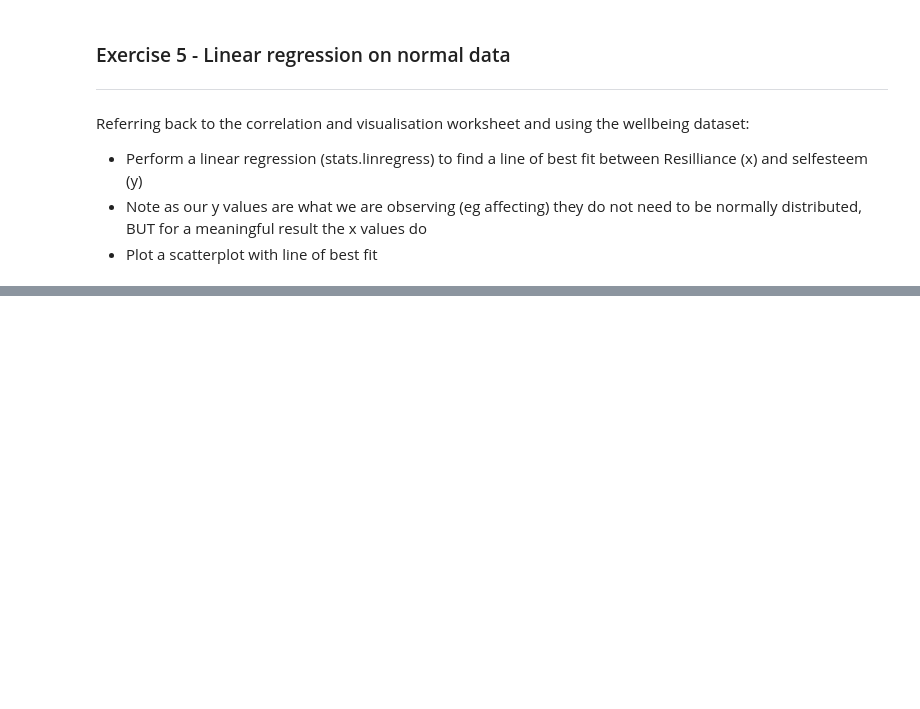
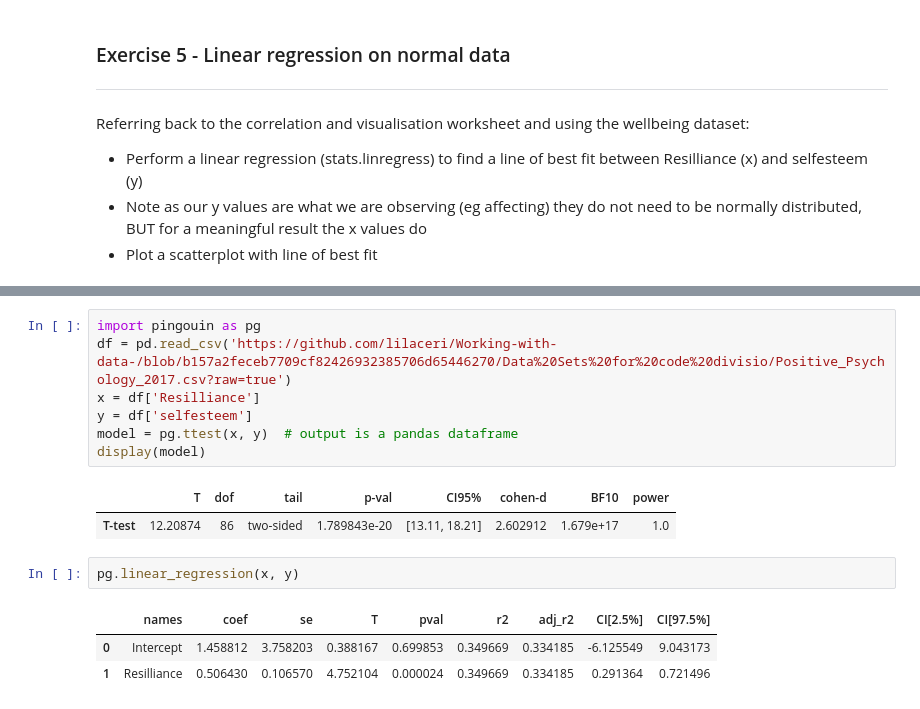
Before and after one commit to Jojomaque/Portfolio, a Jupyter notebook: Jojo_Testing_for_normality.ipynb, the cells around one changed output, grey strips where cells are left out. Drawn from its saved outputs; the diff is of its cells as text; blank space fills up the shorter version.

```diff
--- a/Jojo_Testing_for_normality.ipynb
+++ b/Jojo_Testing_for_normality.ipynb
@@ -225,0 +262,16 @@ Referring back to the correlation and visualisation worksheet and using the well
+# %%
+import pingouin as pg
+df = pd.read_csv('https://github.com/lilaceri/Working-with-data-/blob/b157a2feceb7709cf82426932385706d65446270/Data%20Sets%20for%20code%20divisio/Positive_Psychology_2017.csv?raw=true')
+x = df['Resilliance']
+y = df['selfesteem']
+model = pg.ttest(x, y)  # output is a pandas dataframe
+display(model)
+# %% [output]
+|  | T | dof | tail | p-val | CI95% | cohen-d | BF10 | power |
+| T-test | 12.20874 | 86 | two-sided | 1.789843e-20 | [13.11, 18.21] | 2.602912 | 1.679e+17 | 1.0 |
+# %%
+pg.linear_regression(x, y)
+# %% [output]
+|  | names | coef | se | T | pval | r2 | adj_r2 | CI[2.5%] | CI[97.5%] |
+| 0 | Intercept | 1.458812 | 3.758203 | 0.388167 | 0.699853 | 0.349669 | 0.334185 | -6.125549 | 9.043173 |
+| 1 | Resilliance | 0.506430 | 0.106570 | 4.752104 | 0.000024 | 0.349669 | 0.334185 | 0.291364 | 0.721496 |
```
Also changed, not shown: parts of 2 cells of this notebook.
